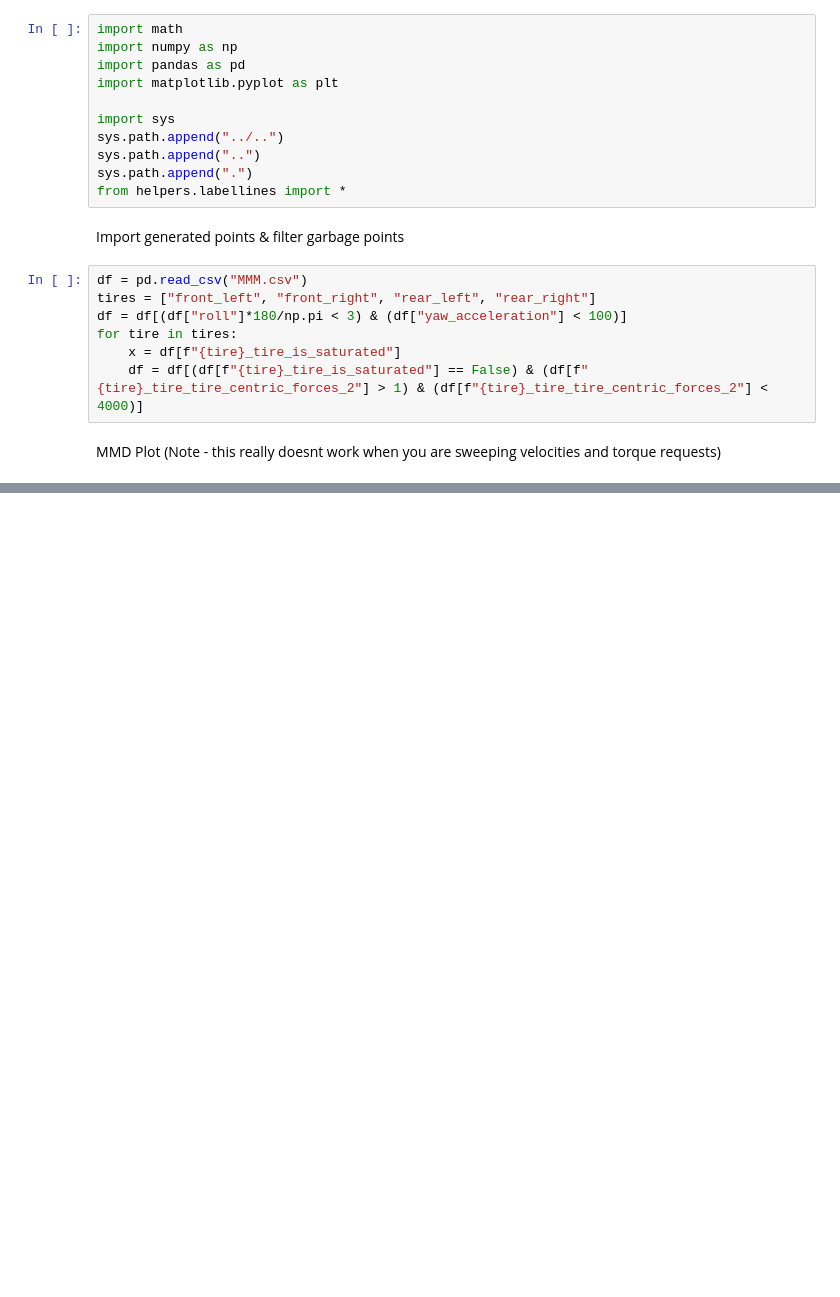
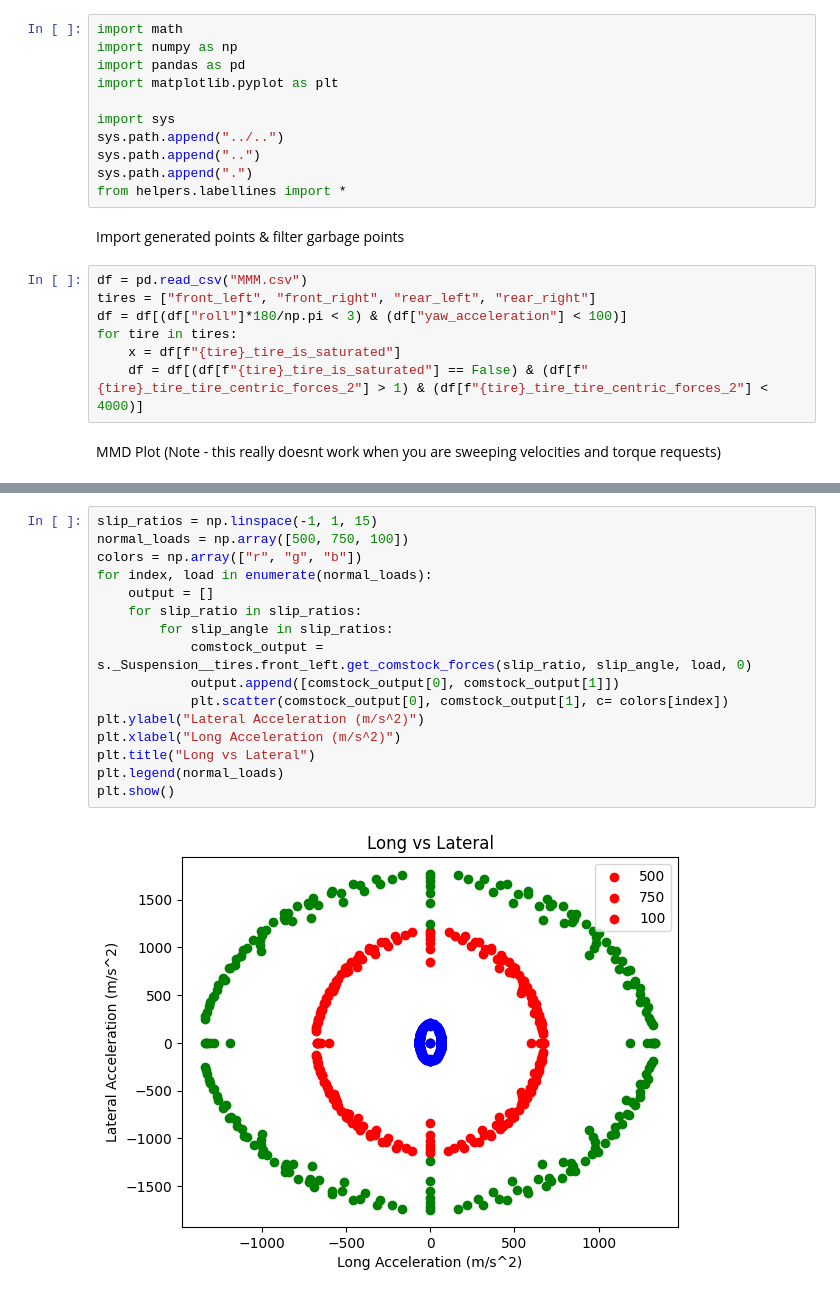
Before and after one commit to LonghornRacingElectric/magic_moment_method, a Jupyter notebook: analysis/MMM_plotter.ipynb, the cells around one changed output, grey strips where cells are left out. Saved outputs shown, nothing was run; the diff lists cells and outputs as text; blank space fills up the shorter version.

```diff
--- a/analysis/MMM_plotter.ipynb
+++ b/analysis/MMM_plotter.ipynb
@@ -226,3 +244,21 @@ for normal_force in np.linspace(10, 2000, 10):
+# %%
+slip_ratios = np.linspace(-1, 1, 15)
+normal_loads = np.array([500, 750, 100])
+colors = np.array(["r", "g", "b"])
+for index, load in enumerate(normal_loads):
+    output = []
+    for slip_ratio in slip_ratios:
+        for slip_angle in slip_ratios:
+            comstock_output = s._Suspension__tires.front_left.get_comstock_forces(slip_ratio, slip_angle, load, 0)
+            output.append([comstock_output[0], comstock_output[1]])
+            plt.scatter(comstock_output[0], comstock_output[1], c= colors[index])
+plt.ylabel("Lateral Acceleration (m/s^2)")
+plt.xlabel("Long Acceleration (m/s^2)")
+plt.title("Long vs Lateral")
+plt.legend(normal_loads)
+plt.show()
+# %% [output]
+[figure, added]
 # %%
 #temp_df = df[abs(df["vehicle_turn_radius"]) < 1000]
 plt.scatter(df["vehicle_accelerations_NTB_1"],df["front_right_tire_disp"])
```
Also changed, not shown: parts of 16 cells of this notebook, 8 other files.
